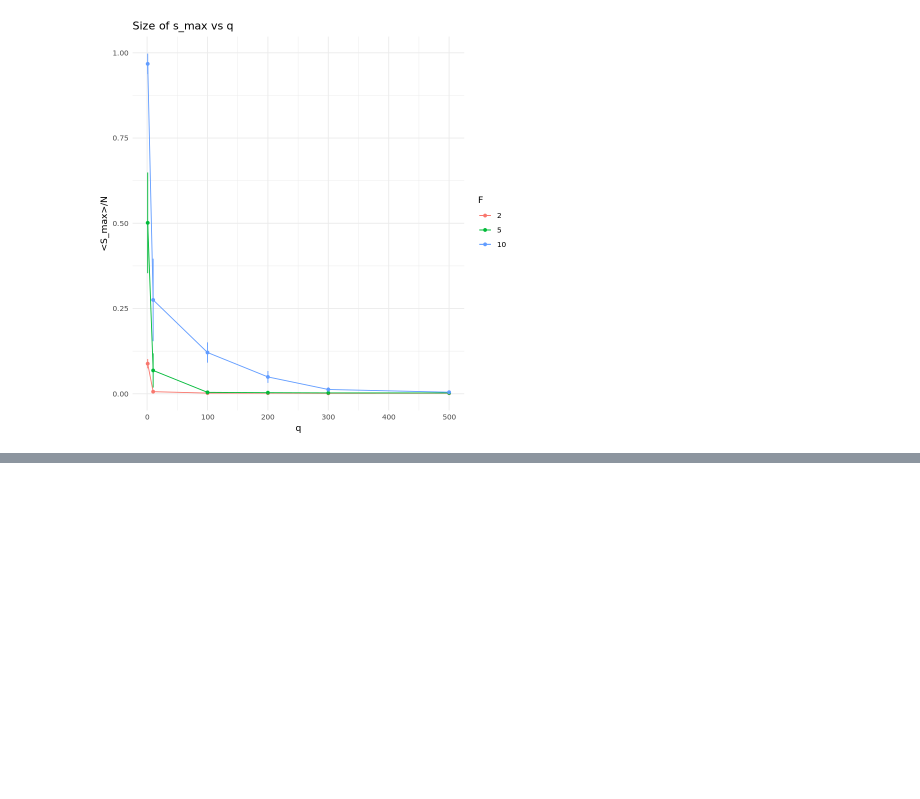
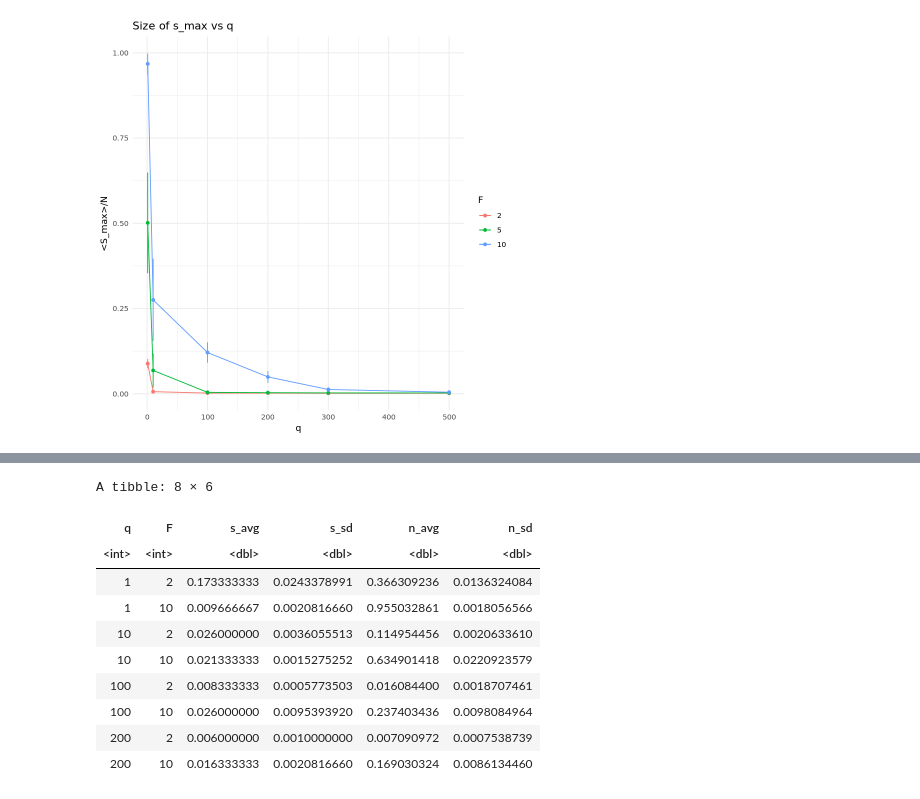
Before and after one commit to paololapo/ComplexNetworks_projects, a Jupyter notebook: code/task_30/social_influence.ipynb, the cells around one changed output, grey strips where cells are left out. Cells and saved outputs as stored; diff of their text form; code cells hidden in the pictures; blank space fills up the shorter version.

```diff
--- a/code/task_30/social_influence.ipynb
+++ b/code/task_30/social_influence.ipynb
@@ -639,0 +702,24 @@ ggplot(df, aes(x = q, y = s_avg, color = factor(F))) +
+# %%
+
+df <- res |>
+  filter(iteration == max(iteration)) |>
+  group_by(q, F) |>
+  summarize(
+    s_avg=mean(s_max_den), s_sd=sd(s_max_den),
+    n_avg=mean(n_density), n_sd=sd(n_density),
+    .groups = 'drop'
+  )
+
+df
+# %% [output]
+A tibble: 8 × 6
+| q | F | s_avg | s_sd | n_avg | n_sd |
+| <int> | <int> | <dbl> | <dbl> | <dbl> | <dbl> |
+| 1 | 2 | 0.173333333 | 0.0243378991 | 0.366309236 | 0.0136324084 |
+| 1 | 10 | 0.009666667 | 0.0020816660 | 0.955032861 | 0.0018056566 |
+| 10 | 2 | 0.026000000 | 0.0036055513 | 0.114954456 | 0.0020633610 |
+| 10 | 10 | 0.021333333 | 0.0015275252 | 0.634901418 | 0.0220923579 |
+| 100 | 2 | 0.008333333 | 0.0005773503 | 0.016084400 | 0.0018707461 |
+| 100 | 10 | 0.026000000 | 0.0095393920 | 0.237403436 | 0.0098084964 |
+| 200 | 2 | 0.006000000 | 0.0010000000 | 0.007090972 | 0.0007538739 |
+| 200 | 10 | 0.016333333 | 0.0020816660 | 0.169030324 | 0.0086134460 |
```
Also changed, not shown: parts of 5 cells of this notebook, 6 other files.
